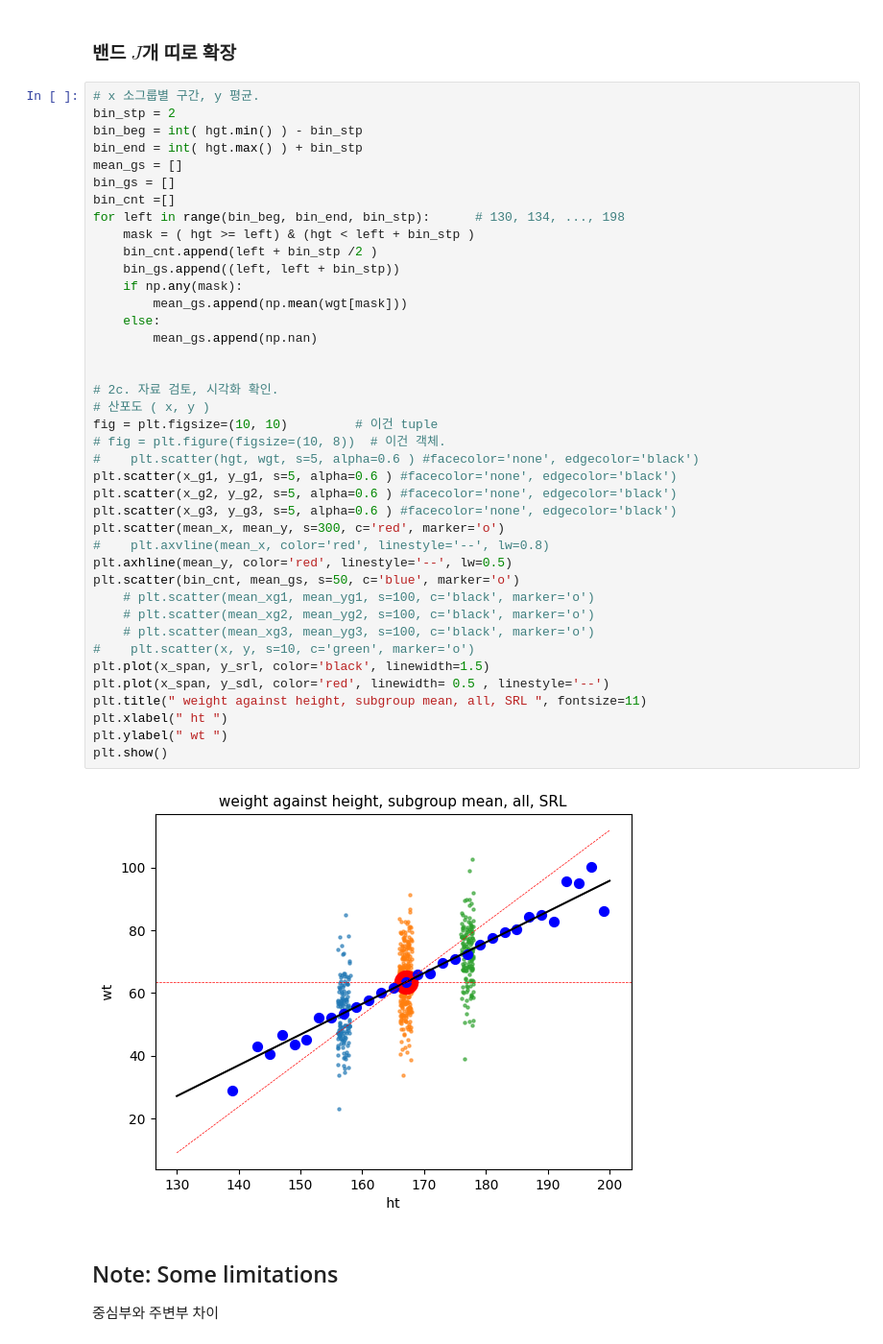
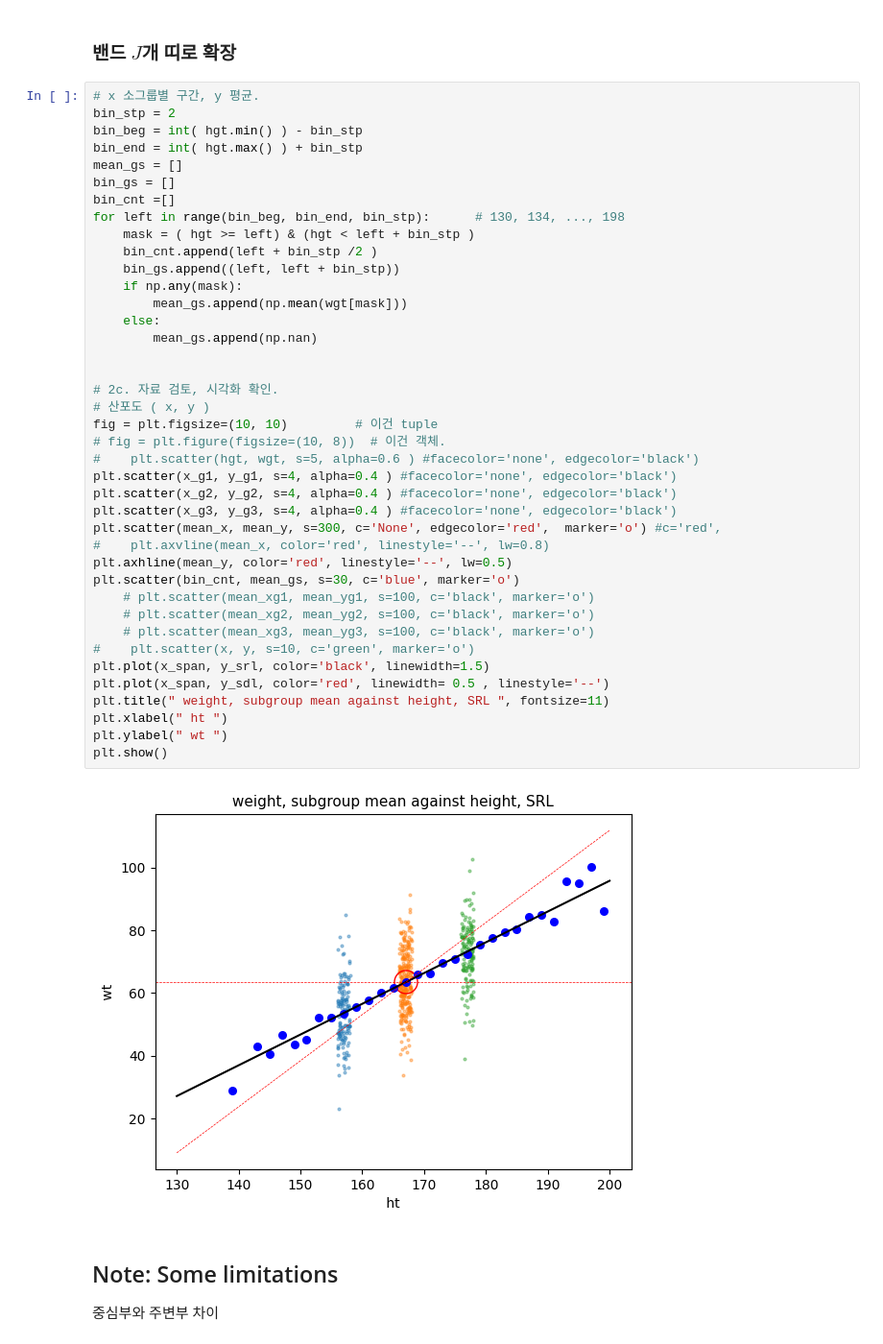
Before and after one commit to bahn28/salad, a Jupyter notebook: a53_2_SRL_stuff.ipynb, the cells around one changed output. Shown at 96% size. Cells and saved outputs as stored; diff of their text form.

```diff
--- a/a53_2_SRL_stuff.ipynb
+++ b/a53_2_SRL_stuff.ipynb
@@ -107,40 +109,40 @@ bin_end = int( hgt.max() ) + bin_stp
 mean_gs = []
 bin_gs = []
 bin_cnt =[]
 for left in range(bin_beg, bin_end, bin_stp):      # 130, 134, ..., 198
     mask = ( hgt >= left) & (hgt < left + bin_stp )
     bin_cnt.append(left + bin_stp /2 )
     bin_gs.append((left, left + bin_stp))
     if np.any(mask):
         mean_gs.append(np.mean(wgt[mask]))
     else:
         mean_gs.append(np.nan)
 
 
 # 2c. 자료 검토, 시각화 확인.
 # 산포도 ( x, y )
 fig = plt.figsize=(10, 10)         # 이건 tuple
 # fig = plt.figure(figsize=(10, 8))  # 이건 객체.
 #    plt.scatter(hgt, wgt, s=5, alpha=0.6 ) #facecolor='none', edgecolor='black')
-plt.scatter(x_g1, y_g1, s=5, alpha=0.6 ) #facecolor='none', edgecolor='black')
-plt.scatter(x_g2, y_g2, s=5, alpha=0.6 ) #facecolor='none', edgecolor='black')
-plt.scatter(x_g3, y_g3, s=5, alpha=0.6 ) #facecolor='none', edgecolor='black')
-plt.scatter(mean_x, mean_y, s=300, c='red', marker='o')
+plt.scatter(x_g1, y_g1, s=4, alpha=0.4 ) #facecolor='none', edgecolor='black')
+plt.scatter(x_g2, y_g2, s=4, alpha=0.4 ) #facecolor='none', edgecolor='black')
+plt.scatter(x_g3, y_g3, s=4, alpha=0.4 ) #facecolor='none', edgecolor='black')
+plt.scatter(mean_x, mean_y, s=300, c='None', edgecolor='red',  marker='o') #c='red',
 #    plt.axvline(mean_x, color='red', linestyle='--', lw=0.8)
 plt.axhline(mean_y, color='red', linestyle='--', lw=0.5)
-plt.scatter(bin_cnt, mean_gs, s=50, c='blue', marker='o')
+plt.scatter(bin_cnt, mean_gs, s=30, c='blue', marker='o')
     # plt.scatter(mean_xg1, mean_yg1, s=100, c='black', marker='o')
     # plt.scatter(mean_xg2, mean_yg2, s=100, c='black', marker='o')
     # plt.scatter(mean_xg3, mean_yg3, s=100, c='black', marker='o')
 #    plt.scatter(x, y, s=10, c='green', marker='o')
 plt.plot(x_span, y_srl, color='black', linewidth=1.5)
 plt.plot(x_span, y_sdl, color='red', linewidth= 0.5 , linestyle='--')
-plt.title(" weight against height, subgroup mean, all, SRL ", fontsize=11)
+plt.title(" weight, subgroup mean against height, SRL ", fontsize=11)
 plt.xlabel(" ht ")
 plt.ylabel(" wt ")
 plt.show()
 # %% [output]
-[figure, old version]
+[figure, new version]
 # %% [markdown]
 ## Note: Some limitations
 중심부와 주변부 차이
```
Also changed, not shown: parts of 3 cells of this notebook.
